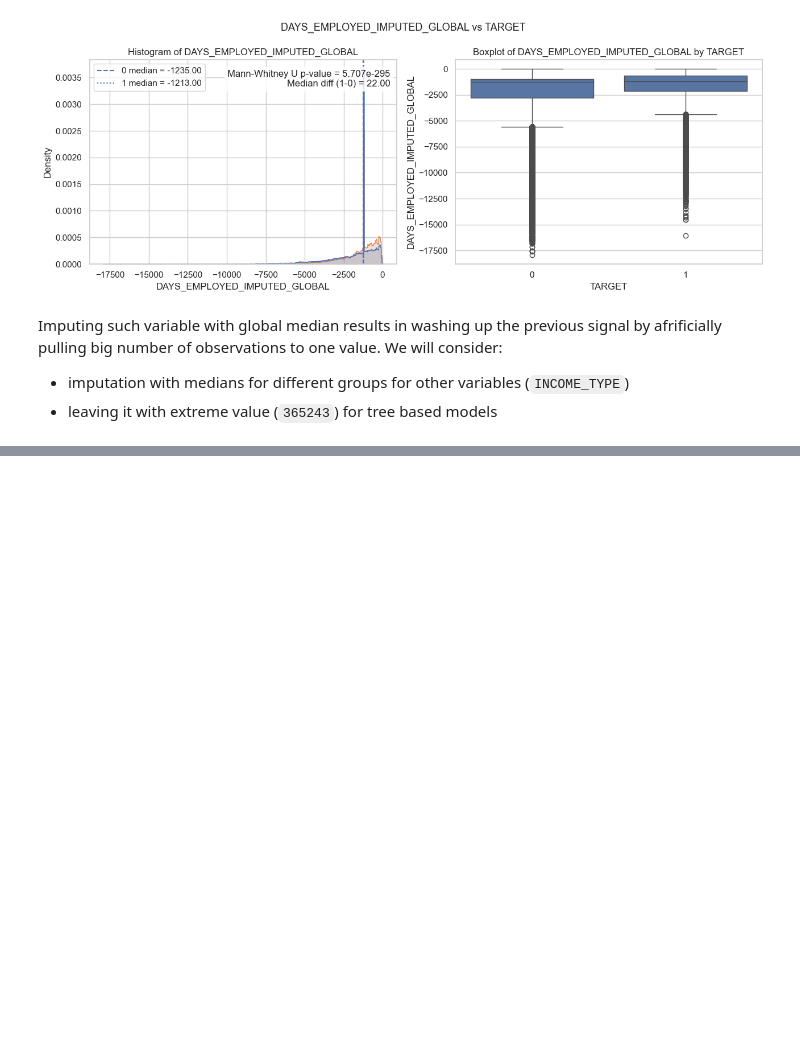
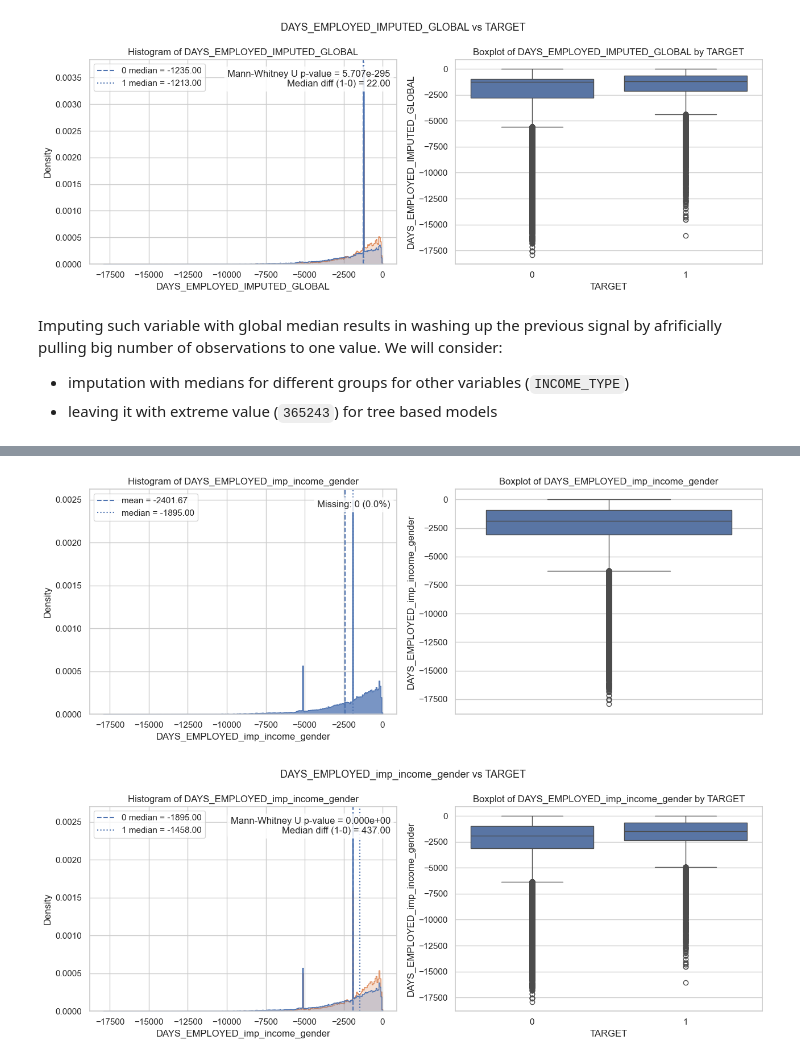
Before and after one commit to alek-ds/home-credit-default-risk-ak, a Jupyter notebook: notebooks/app_univariate_bivariate_app_process.ipynb, the cells around one changed output, grey strips where cells are left out. Cells and saved outputs as stored; diff of their text form; code cells hidden in the pictures; blank space fills up the shorter version.

```diff
--- a/notebooks/app_univariate_bivariate_app_process.ipynb
+++ b/notebooks/app_univariate_bivariate_app_process.ipynb
@@ -211,0 +259,6 @@ We will consider:
+# %%
+plot_quantitative_distribution(df=df_imp, quant_var='DAYS_EMPLOYED_imp_income_gender')
+plot_quantitative_vs_binary(df=df_imp, quant_var='DAYS_EMPLOYED_imp_income_gender', binary_var='TARGET')
+# %% [output]
+[figure, added]
+[figure, added]
```
Also changed, not shown: parts of 44 cells of this notebook.
